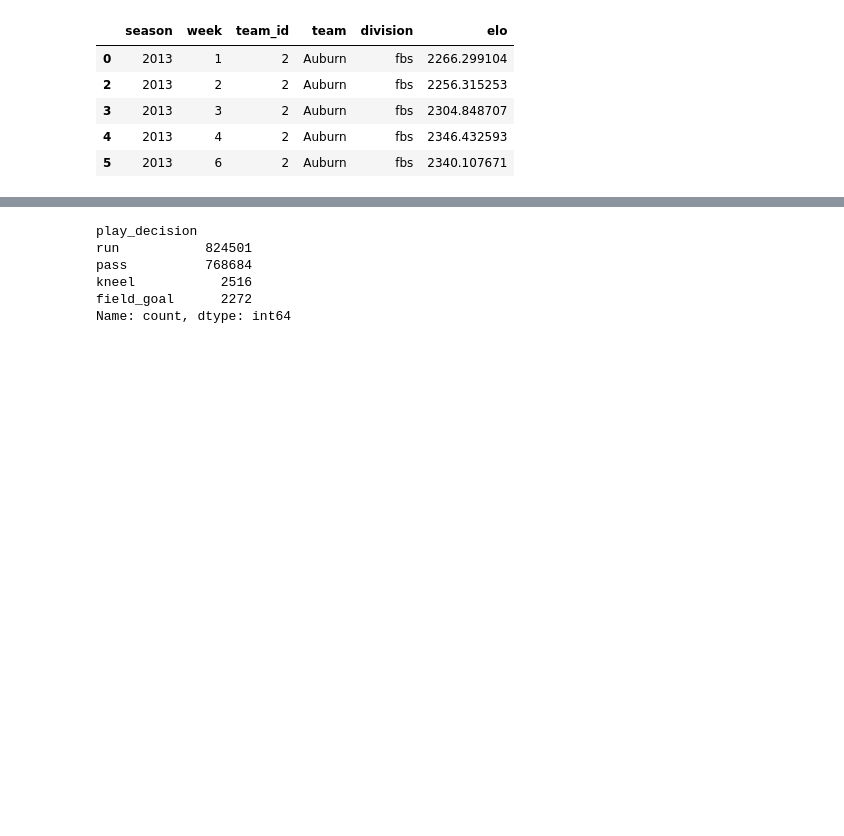
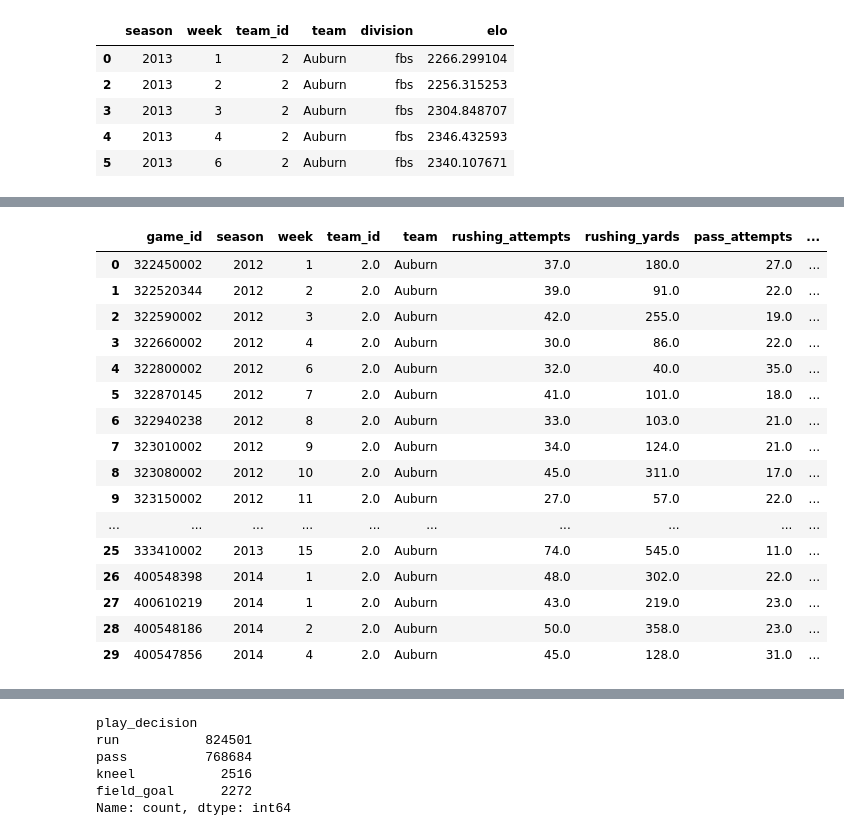
Before and after one commit to lneuendorf/cfb-win-probability, a Jupyter notebook: notebooks/first_3_downs_decision.ipynb, the cells around one changed output, grey strips where cells are left out. Saved outputs shown, nothing was run; the diff lists cells and outputs as text; code cells hidden in the pictures; blank space fills up the shorter version.

```diff
--- a/notebooks/first_3_downs_decision.ipynb
+++ b/notebooks/first_3_downs_decision.ipynb
@@ -184,0 +284,82 @@ elo.head()
+# %%
+team_stats = (
+    games[['id','season','week']].rename(columns={'id': 'game_id'})
+    .merge(team_stats, on=['game_id'], how='left')
+    .sort_values(by=['team_id','season', 'week'])
+    .assign(
+        completion_attempts=lambda x: x.completion_attempts.fillna('0-0')
+    )
+    .assign(
+        pass_attempts=lambda x: np.where(
+            x.completion_attempts.str.split('-').str.len() == 2,
+            x.completion_attempts.str.split('-').str[1],
+            np.nan
+        ).astype(int),
+        rushing_attempts=lambda x: x.rushing_attempts.astype(float),
+        rushing_yards=lambda x: x.rushing_yards.astype(float),
+        net_passing_yards=lambda x: x.net_passing_yards.astype(float),
+        kicking_points=lambda x: x.kicking_points.astype(float),
+    )
+    .rename(columns={'net_passing_yards': 'passing_yards'})
+)
+
+median_passing_attempts = team_stats.query('pass_attempts > 0').pass_attempts.median(skipna=True)
+median_passing_yards = team_stats.query('pass_attempts > 0').passing_yards.median(skipna=True)
+median_rushing_attempts = team_stats.query('rushing_attempts > 0').rushing_attempts.median(skipna=True)
+median_rushing_yards = team_stats.query('rushing_attempts > 0').rushing_yards.median(skipna=True)
+
+cols = [
+    'game_id', 'season', 'week', 'team_id', 'team',
+    'rushing_attempts', 'rushing_yards',
+    'pass_attempts', 'passing_yards',
+    'kicking_points'
+]
+
+team_stats = (
+    team_stats
+    .assign(
+        pass_attempts=np.where(
+            team_stats.pass_attempts > 0,
+            team_stats.pass_attempts,
+            median_passing_attempts
+        ),
+        passing_yards=np.where(
+            (team_stats.passing_yards > 0) & team_stats.passing_yards.notnull(),
+            team_stats.passing_yards,
+            median_passing_yards
+        ),
+        rushing_attempts=np.where(
+            (team_stats.rushing_attempts > 0) & team_stats.rushing_attempts.notnull(),
+            team_stats.rushing_attempts,
+            median_rushing_attempts
+        ),
+        rushing_yards=np.where(
+            (team_stats.rushing_yards > 0) & team_stats.rushing_yards.notnull(),
+            team_stats.rushing_yards,
+            median_rushing_yards
+        ),
+        kicking_points=lambda x: x.kicking_points.fillna(0).astype(float)
+    )
+    [cols]
+    .dropna(subset=['team_id', 'team', 'season', 'week', 'game_id'])
+    .reset_index(drop=True)
+)
+team_stats.head(30)
+# %% [output]
+|  | game_id | season | week | team_id | team | rushing_attempts | rushing_yards | pass_attempts | ... |
+| 0 | 322450002 | 2012 | 1 | 2.0 | Auburn | 37.0 | 180.0 | 27.0 | ... |
+| 1 | 322520344 | 2012 | 2 | 2.0 | Auburn | 39.0 | 91.0 | 22.0 | ... |
+| 2 | 322590002 | 2012 | 3 | 2.0 | Auburn | 42.0 | 255.0 | 19.0 | ... |
+| 3 | 322660002 | 2012 | 4 | 2.0 | Auburn | 30.0 | 86.0 | 22.0 | ... |
+| 4 | 322800002 | 2012 | 6 | 2.0 | Auburn | 32.0 | 40.0 | 35.0 | ... |
+| 5 | 322870145 | 2012 | 7 | 2.0 | Auburn | 41.0 | 101.0 | 18.0 | ... |
+| 6 | 322940238 | 2012 | 8 | 2.0 | Auburn | 33.0 | 103.0 | 21.0 | ... |
+| 7 | 323010002 | 2012 | 9 | 2.0 | Auburn | 34.0 | 124.0 | 21.0 | ... |
+| 8 | 323080002 | 2012 | 10 | 2.0 | Auburn | 45.0 | 311.0 | 17.0 | ... |
+| 9 | 323150002 | 2012 | 11 | 2.0 | Auburn | 27.0 | 57.0 | 22.0 | ... |
+| ... | ... | ... | ... | ... | ... | ... | ... | ... | ... |
+| 25 | 333410002 | 2013 | 15 | 2.0 | Auburn | 74.0 | 545.0 | 11.0 | ... |
+| 26 | 400548398 | 2014 | 1 | 2.0 | Auburn | 48.0 | 302.0 | 22.0 | ... |
+| 27 | 400610219 | 2014 | 1 | 2.0 | Auburn | 43.0 | 219.0 | 23.0 | ... |
+| 28 | 400548186 | 2014 | 2 | 2.0 | Auburn | 50.0 | 358.0 | 23.0 | ... |
+| 29 | 400547856 | 2014 | 4 | 2.0 | Auburn | 45.0 | 128.0 | 31.0 | ... |
```
Also changed, not shown: parts of 13 cells of this notebook, 1 other file.
